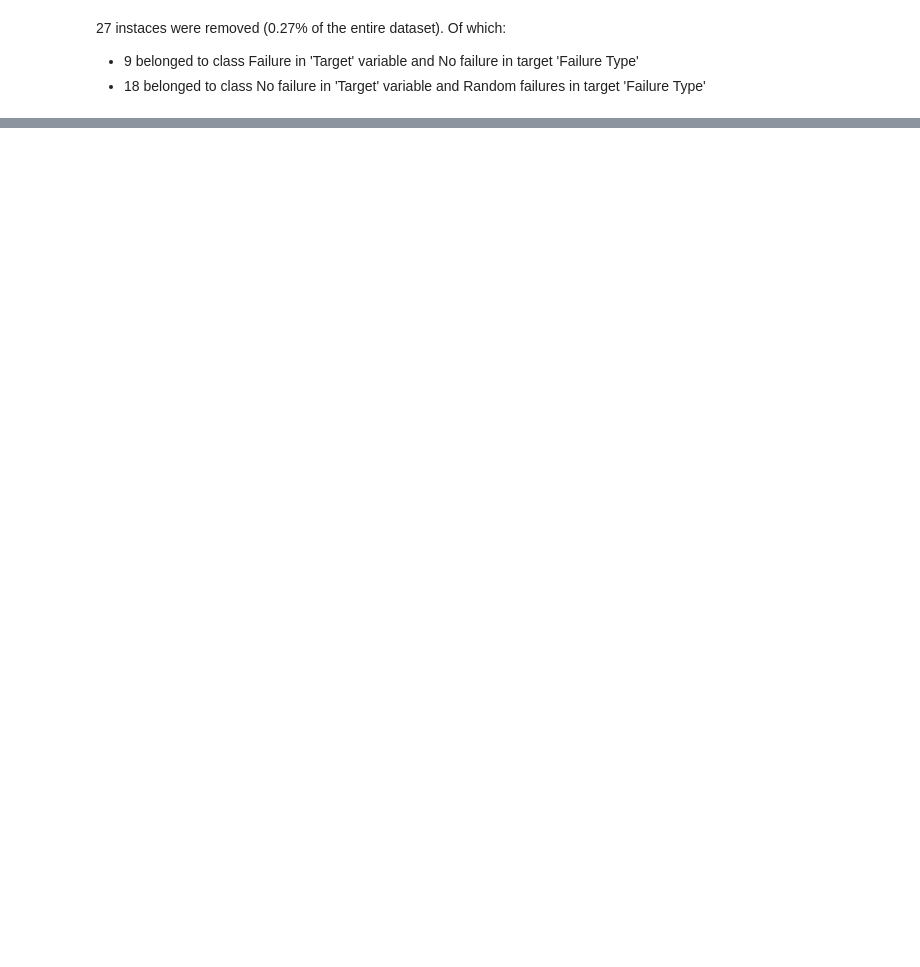
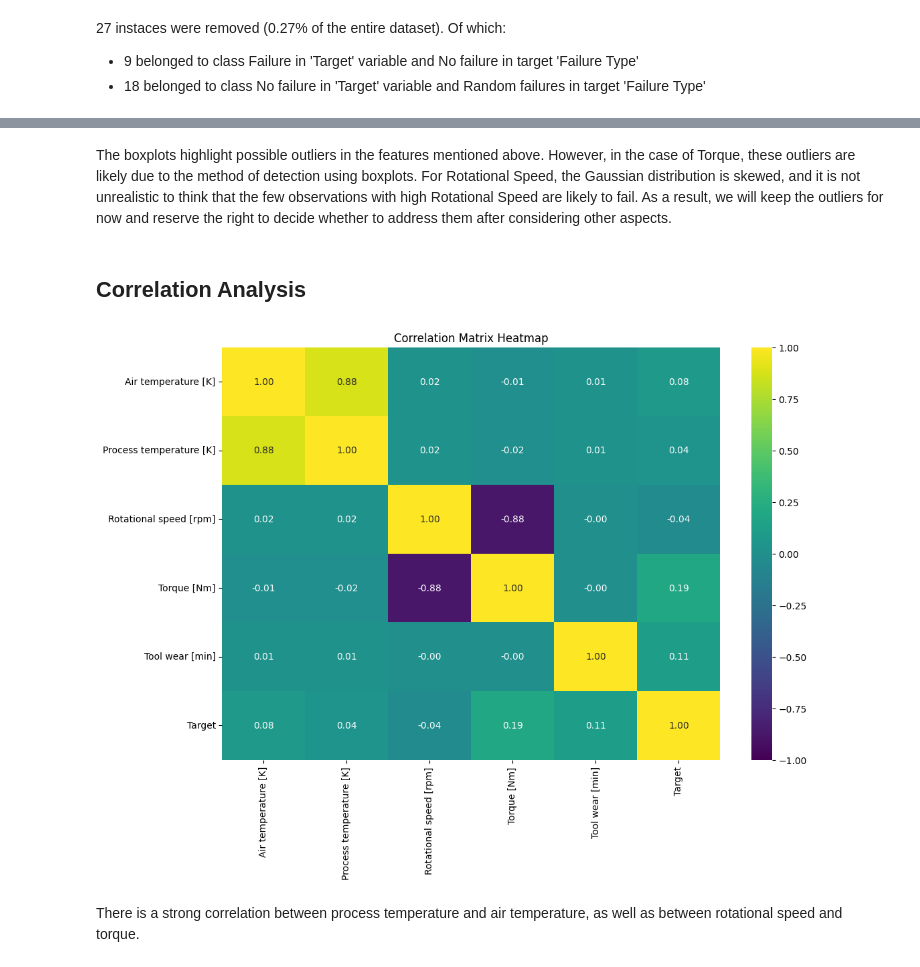
Before and after one commit to waldmjn/Predictive-Maintenance, a Jupyter notebook: DataAnalysis.ipynb, the cells around one changed output, grey strips where cells are left out. Saved outputs shown, nothing was run; the diff lists cells and outputs as text; code cells hidden in the pictures; blank space fills up the shorter version.

```diff
--- a/DataAnalysis.ipynb
+++ b/DataAnalysis.ipynb
@@ -81,0 +198,23 @@ df.shape[0]
+# %%
+# Set numeric columns dtype to float
+df['Tool wear [min]'] = df['Tool wear [min]'].astype('float64')
+df['Rotational speed [rpm]'] = df['Rotational speed [rpm]'].astype('float64')
+# Create lists of features and target names
+features = [col for col in df.columns
+            if df[col].dtype=='float64' or col =='Type']
+
+num_features = [feature for feature in features  if df[feature].dtype=='float64']
+
+# Histograms of numeric features
+fig, axs = plt.subplots(nrows=2, ncols=3, figsize=(18,7))
+fig.suptitle('Numeric features histogram')
+for j, feature in enumerate(num_features):
+    sns.histplot(ax=axs[j//3, j-3*(j//3)], data=df, x=feature)
+plt.show()
+
+# boxplot of numeric features
+fig, axs = plt.subplots(nrows=2, ncols=3, figsize=(18,7))
+fig.suptitle('Numeric features boxplot')
+for j, feature in enumerate(num_features):
+    sns.boxplot(ax=axs[j//3, j-3*(j//3)], data=df, x=feature)
+plt.show()
@@ -81,0 +224,17 @@ df.shape[0]
+# %% [markdown]
+The boxplots highlight possible outliers in the features mentioned above. However, in the case of Torque, these outliers are likely due to the method of detection using boxplots. For Rotational Speed, the Gaussian distribution is skewed, and it is not unrealistic to think that the few observations with high Rotational Speed are likely to fail. As a result, we will keep the outliers for now and reserve the right to decide whether to address them after considering other aspects.
+# %% [markdown]
+## Correlation Analysis
+# %%
+numeric_df = df.select_dtypes(include=[np.number])
+
+corr_matrix = numeric_df.corr()
+
+plt.figure(figsize=(12, 8))
+sns.heatmap(corr_matrix, annot=True, fmt='.2f', cmap='viridis', vmin=-1, vmax=1)
+plt.title('Correlation Matrix Heatmap')
+plt.show()
+# %% [output]
+[figure, added]
+# %% [markdown]
+There is a strong correlation between process temperature and air temperature, as well as between rotational speed and torque.
```
Also changed, not shown: parts of 20 cells of this notebook.
